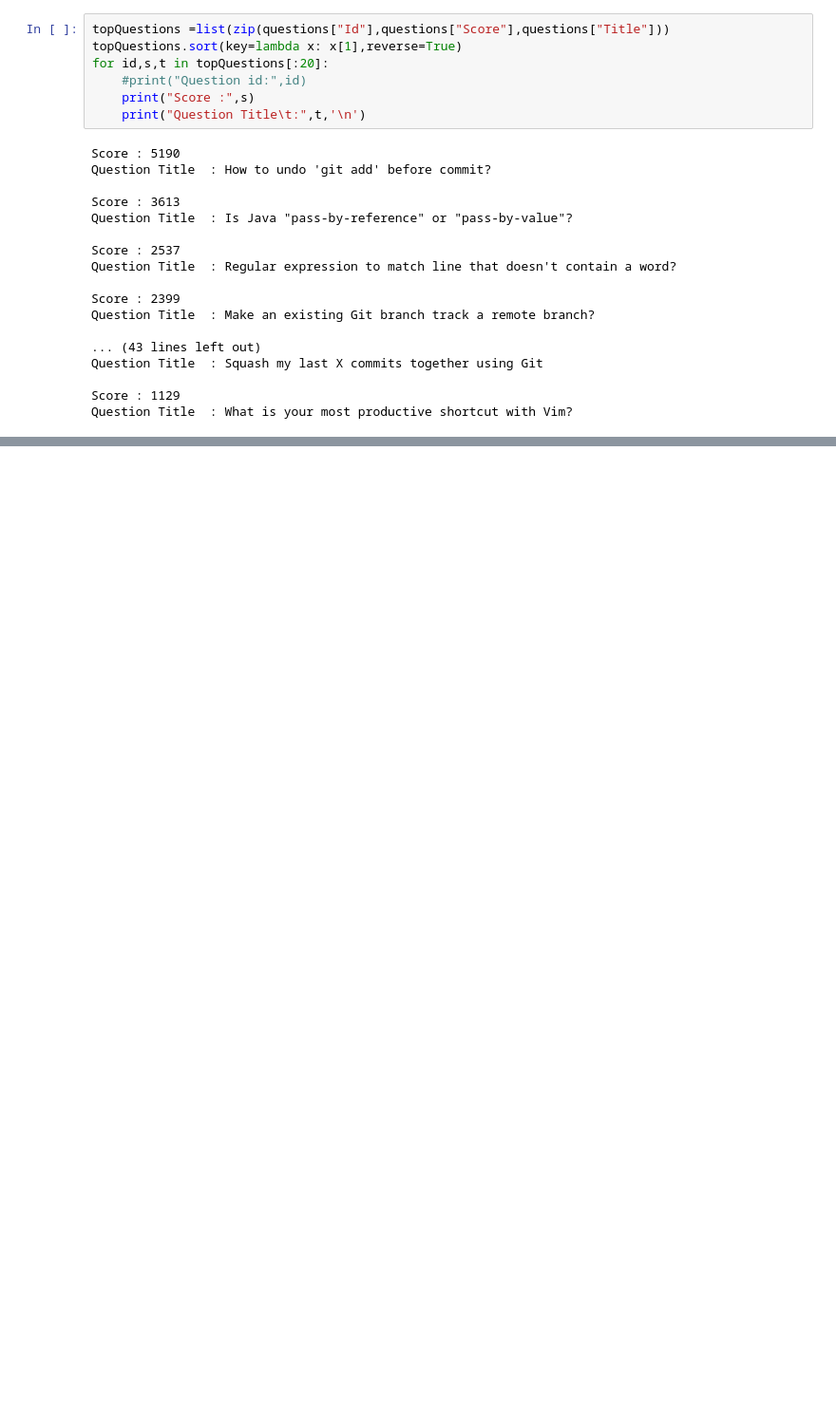
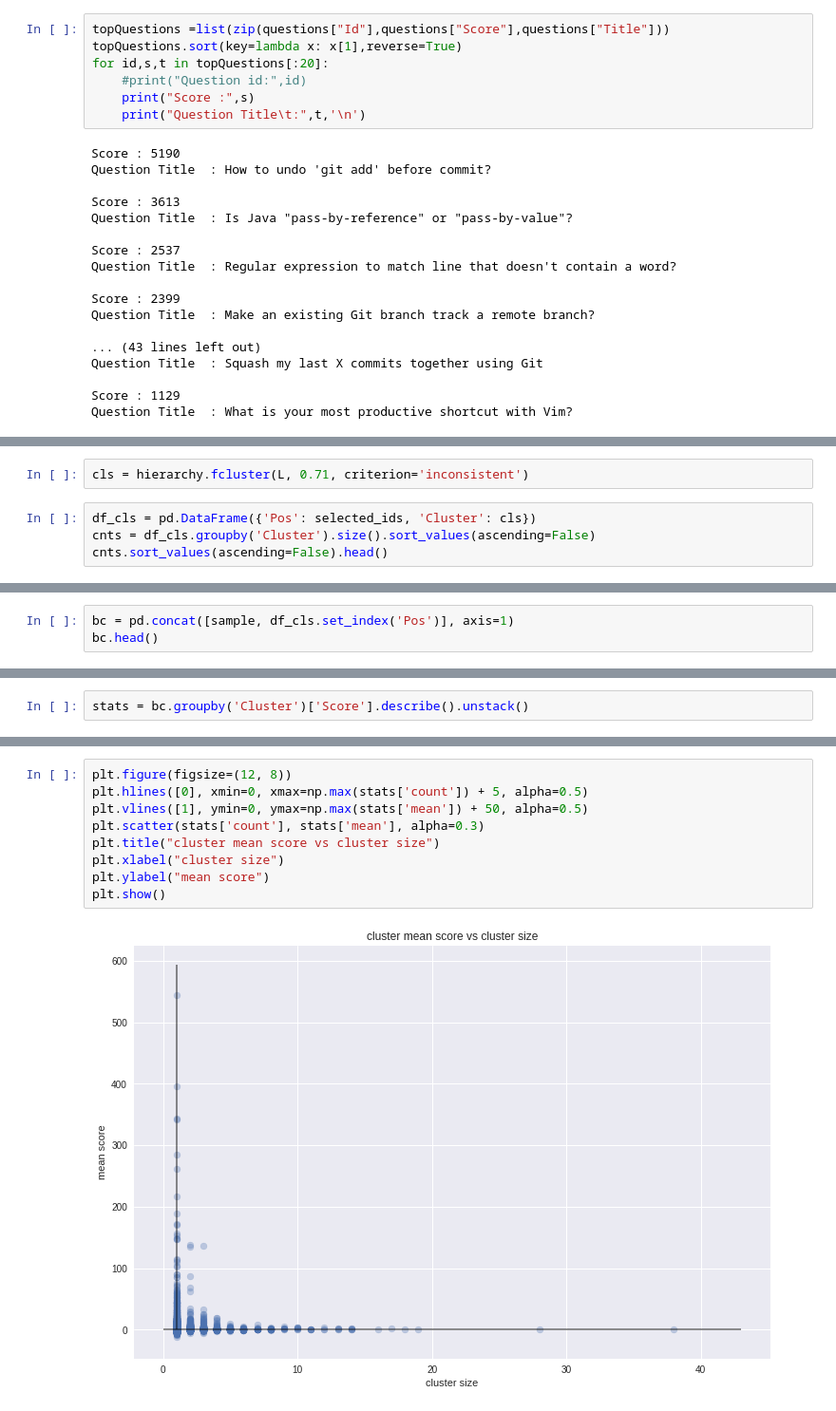
Before and after one commit to sprerak48/Autonomous-tagging-using-Deep-Learning, a Jupyter notebook: AT.ipynb, the cells around one changed output, grey strips where cells are left out. Shown: that part at 95% size. Saved outputs shown, nothing was run; the diff lists cells and outputs as text; blank space fills up the shorter version.

```diff
--- a/AT.ipynb
+++ b/AT.ipynb
@@ -144,0 +279,6 @@ Question Title  : What is your most productive shortcut with Vim?
+# %%
+cls = hierarchy.fcluster(L, 0.71, criterion='inconsistent')
+# %%
+df_cls = pd.DataFrame({'Pos': selected_ids, 'Cluster': cls})
+cnts = df_cls.groupby('Cluster').size().sort_values(ascending=False)
+cnts.sort_values(ascending=False).head()
@@ -144,0 +293,3 @@ Question Title  : What is your most productive shortcut with Vim?
+# %%
+bc = pd.concat([sample, df_cls.set_index('Pos')], axis=1)
+bc.head()
@@ -144,0 +304,2 @@ Question Title  : What is your most productive shortcut with Vim?
+# %%
+stats = bc.groupby('Cluster')['Score'].describe().unstack()
@@ -144,0 +321,11 @@ Question Title  : What is your most productive shortcut with Vim?
+# %%
+plt.figure(figsize=(12, 8))
+plt.hlines([0], xmin=0, xmax=np.max(stats['count']) + 5, alpha=0.5)
+plt.vlines([1], ymin=0, ymax=np.max(stats['mean']) + 50, alpha=0.5)
+plt.scatter(stats['count'], stats['mean'], alpha=0.3)
+plt.title("cluster mean score vs cluster size")
+plt.xlabel("cluster size")
+plt.ylabel("mean score")
+plt.show()
+# %% [output]
+[figure, added]
```
Also changed, not shown: parts of 25 cells of this notebook.
